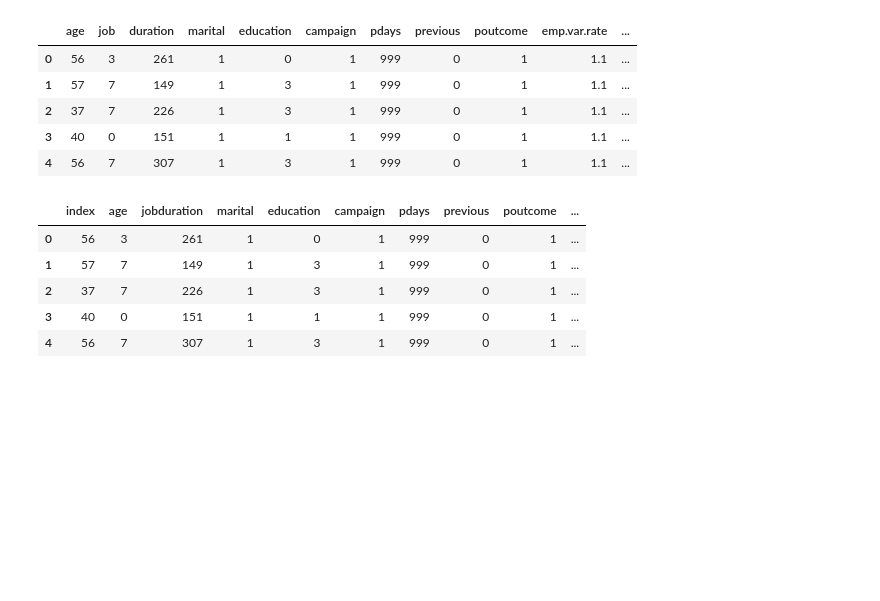
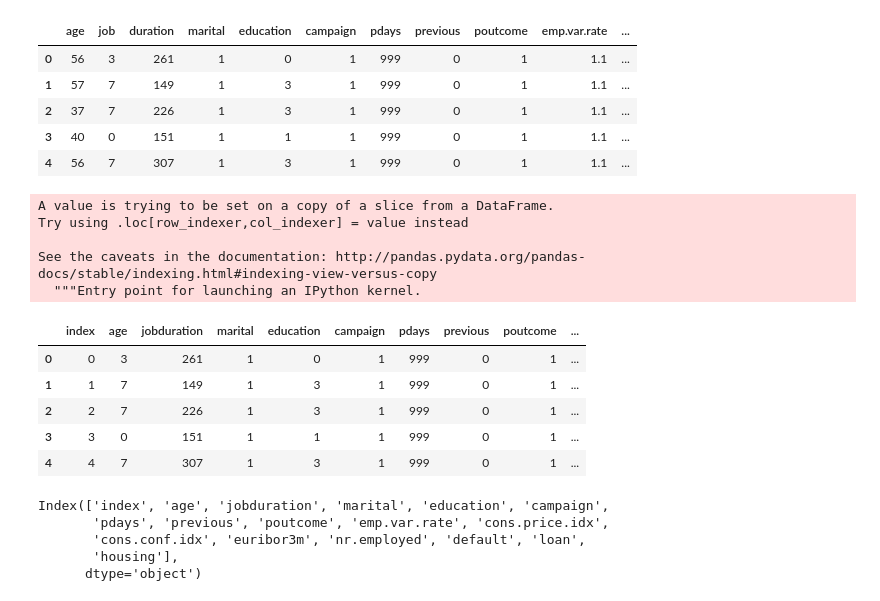
Before and after one commit to dipanjan123/Capstone_project2, a Jupyter notebook: Capstone2-ML.ipynb, the cells around one changed output. Cells and saved outputs as stored; diff of their text form; code cells hidden in the pictures; blank space fills up the shorter version.

```diff
--- a/Capstone2-ML.ipynb
+++ b/Capstone2-ML.ipynb
@@ -749,15 +749,27 @@ data.head()
 | 2 | 37 | 7 | 226 | 1 | 3 | 1 | 999 | 0 | 1 | 1.1 | ... |
 | 3 | 40 | 0 | 151 | 1 | 1 | 1 | 999 | 0 | 1 | 1.1 | ... |
 | 4 | 56 | 7 | 307 | 1 | 3 | 1 | 999 | 0 | 1 | 1.1 | ... |
-# %%
-data.columns = ['index','age','job''duration','marital','education','campaign','pdays','previous','poutcome','emp.var.rate','cons.price.idx','cons.conf.idx','euribor3m','nr.employed','default','loan','housing']
+# %%
+data['index'] = range(0, len(data.index))
+# %% [output]
+A value is trying to be set on a copy of a slice from a DataFrame.
+Try using .loc[row_indexer,col_indexer] = value instead
+
+See the caveats in the documentation: http://pandas.pydata.org/pandas-docs/stable/indexing.html#indexing-view-versus-copy
+  """Entry point for launching an IPython kernel.
 # %%
 data.head()
+data.columns
 # %% [output]
 |  | index | age | jobduration | marital | education | campaign | pdays | previous | poutcome | ... |
-| 0 | 56 | 3 | 261 | 1 | 0 | 1 | 999 | 0 | 1 | ... |
-| 1 | 57 | 7 | 149 | 1 | 3 | 1 | 999 | 0 | 1 | ... |
-| 2 | 37 | 7 | 226 | 1 | 3 | 1 | 999 | 0 | 1 | ... |
-| 3 | 40 | 0 | 151 | 1 | 1 | 1 | 999 | 0 | 1 | ... |
-| 4 | 56 | 7 | 307 | 1 | 3 | 1 | 999 | 0 | 1 | ... |
+| 0 | 0 | 3 | 261 | 1 | 0 | 1 | 999 | 0 | 1 | ... |
+| 1 | 1 | 7 | 149 | 1 | 3 | 1 | 999 | 0 | 1 | ... |
+| 2 | 2 | 7 | 226 | 1 | 3 | 1 | 999 | 0 | 1 | ... |
+| 3 | 3 | 0 | 151 | 1 | 1 | 1 | 999 | 0 | 1 | ... |
+| 4 | 4 | 7 | 307 | 1 | 3 | 1 | 999 | 0 | 1 | ... |
+Index(['index', 'age', 'jobduration', 'marital', 'education', 'campaign',
+       'pdays', 'previous', 'poutcome', 'emp.var.rate', 'cons.price.idx',
+       'cons.conf.idx', 'euribor3m', 'nr.employed', 'default', 'loan',
+       'housing'],
+      dtype='object')
 # %%
```
Also changed, not shown: parts of 2 cells of this notebook.
